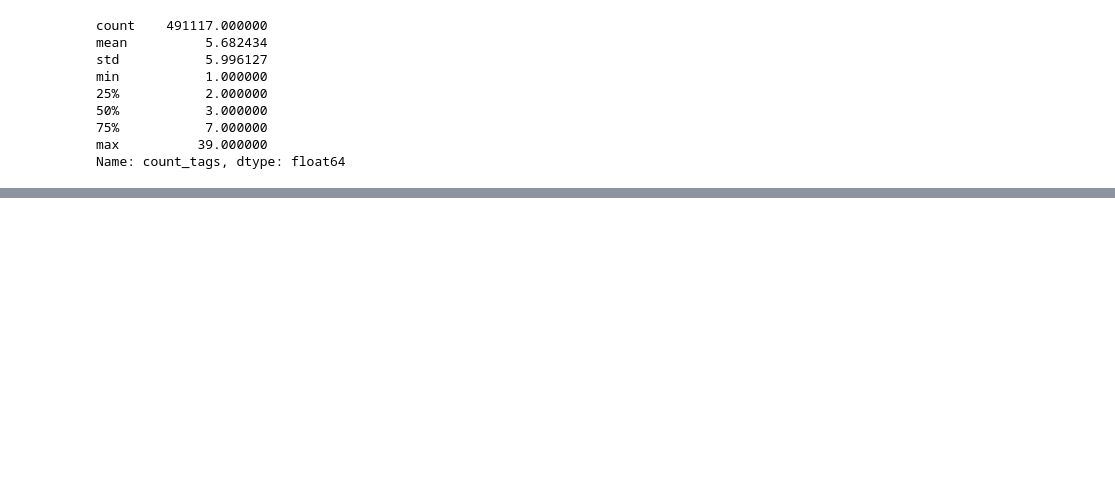
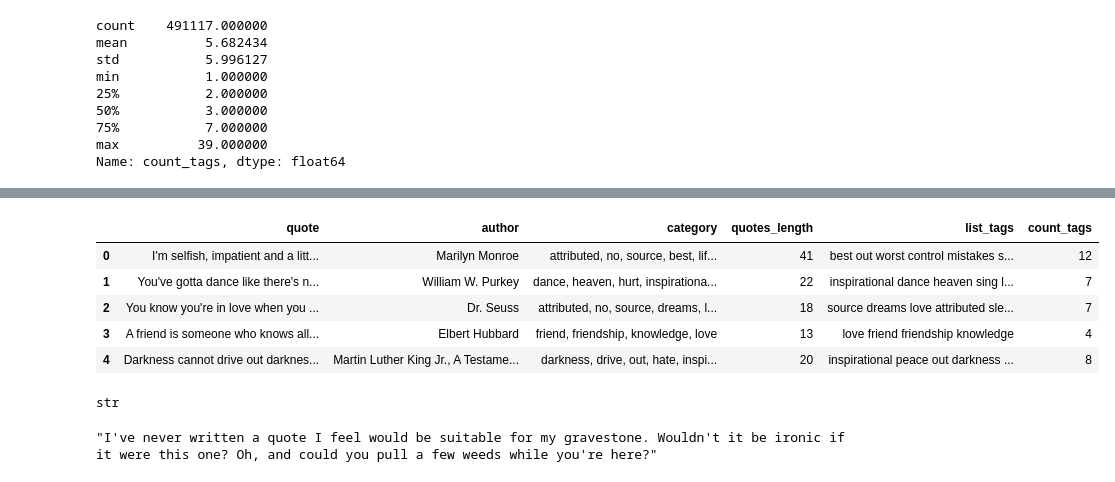
Before and after one commit to LAnnamaria/quotes_for_posts_783, a Jupyter notebook: notebooks/Quotes dataset analysis_AM.ipynb, the cells around one changed output, grey strips where cells are left out. Drawn from its saved outputs; the diff is of its cells as text; code cells hidden in the pictures; blank space fills up the shorter version.

```diff
--- a/notebooks/Quotes dataset analysis_AM.ipynb
+++ b/notebooks/Quotes dataset analysis_AM.ipynb
@@ -310,0 +345,29 @@ topic 4 : 0.4912087764606707
+# %%
+quotes40.head()
+# %% [output]
+|  | quote | author | category | quotes_length | list_tags | count_tags |
+| 0 | I'm selfish, impatient and a litt... | Marilyn Monroe | attributed, no, source, best, lif... | 41 | best out worst control mistakes s... | 12 |
+| 1 | You've gotta dance like there's n... | William W. Purkey | dance, heaven, hurt, inspirationa... | 22 | inspirational dance heaven sing l... | 7 |
+| 2 | You know you're in love when you ... | Dr. Seuss | attributed, no, source, dreams, l... | 18 | source dreams love attributed sle... | 7 |
+| 3 | A friend is someone who knows all... | Elbert Hubbard | friend, friendship, knowledge, love | 13 | love friend friendship knowledge | 4 |
+| 4 | Darkness cannot drive out darknes... | Martin Luther King Jr., A Testame... | darkness, drive, out, hate, inspi... | 20 | inspirational peace out darkness ... | 8 |
+# %%
+type(quotes40.list_tags[0])
+# %% [output]
+str
+# %%
+tfidf_vect = TfidfVectorizer()
+tfidf_weight = tfidf_vect.fit_transform(quotes40['list_tags'].values.astype('U'))
+nn_cosine = NearestNeighbors(metric = 'euclidean')
+nn_cosine.fit(tfidf_weight)
+test_selfie_index = -1
+cosine, indices = nn_cosine.kneighbors(tfidf_weight[test_selfie_index], n_neighbors = 100)
+
+neighbors_cosine = pd.DataFrame({'cosine': cosine.flatten(), 'id': indices.flatten()})
+nearest_info = (quotes40.
+                merge(neighbors_cosine, right_on = 'id', left_index = True).
+                sort_values('cosine')[['id', 'quote', 'author','cosine']])
+
+nearest_info.quote[3]
+# %% [output]
+"I've never written a quote I feel would be suitable for my gravestone. Wouldn't it be ironic if it were this one? Oh, and could you pull a few weeds while you're here?"
```
Also changed, not shown: parts of 13 cells of this notebook.
